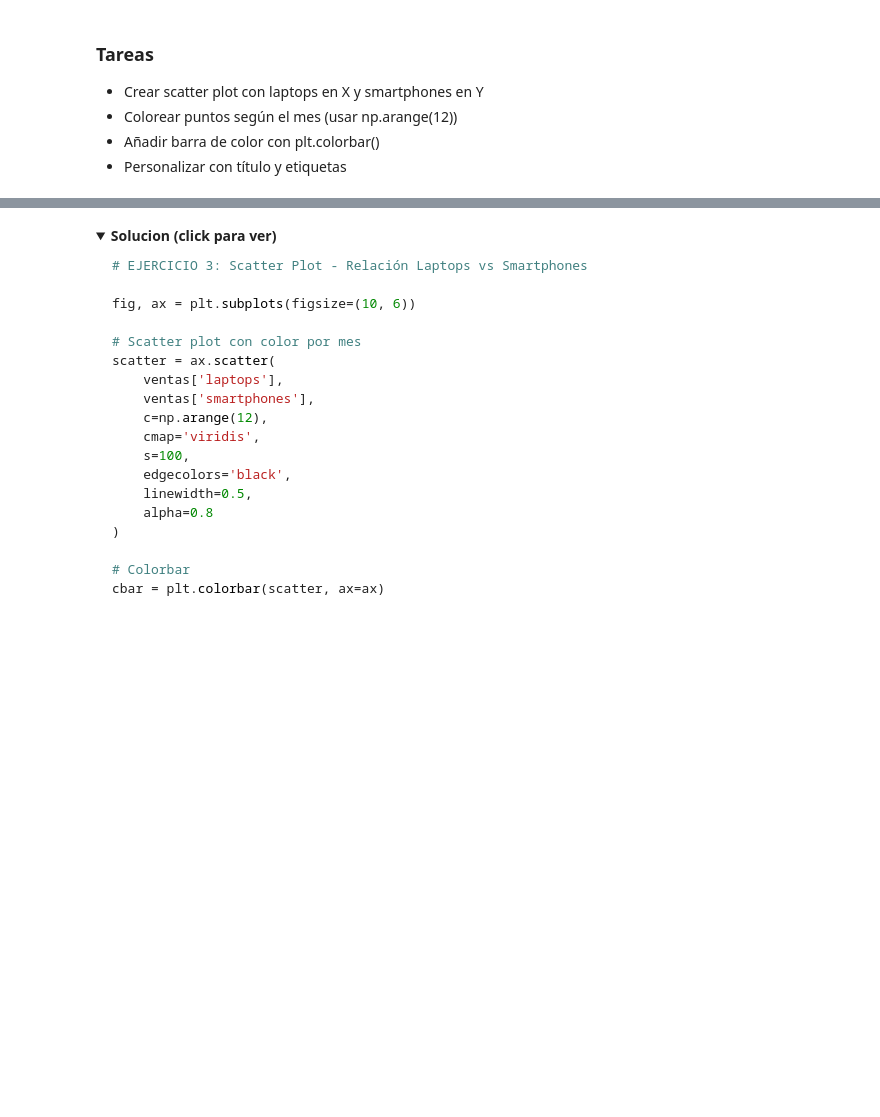
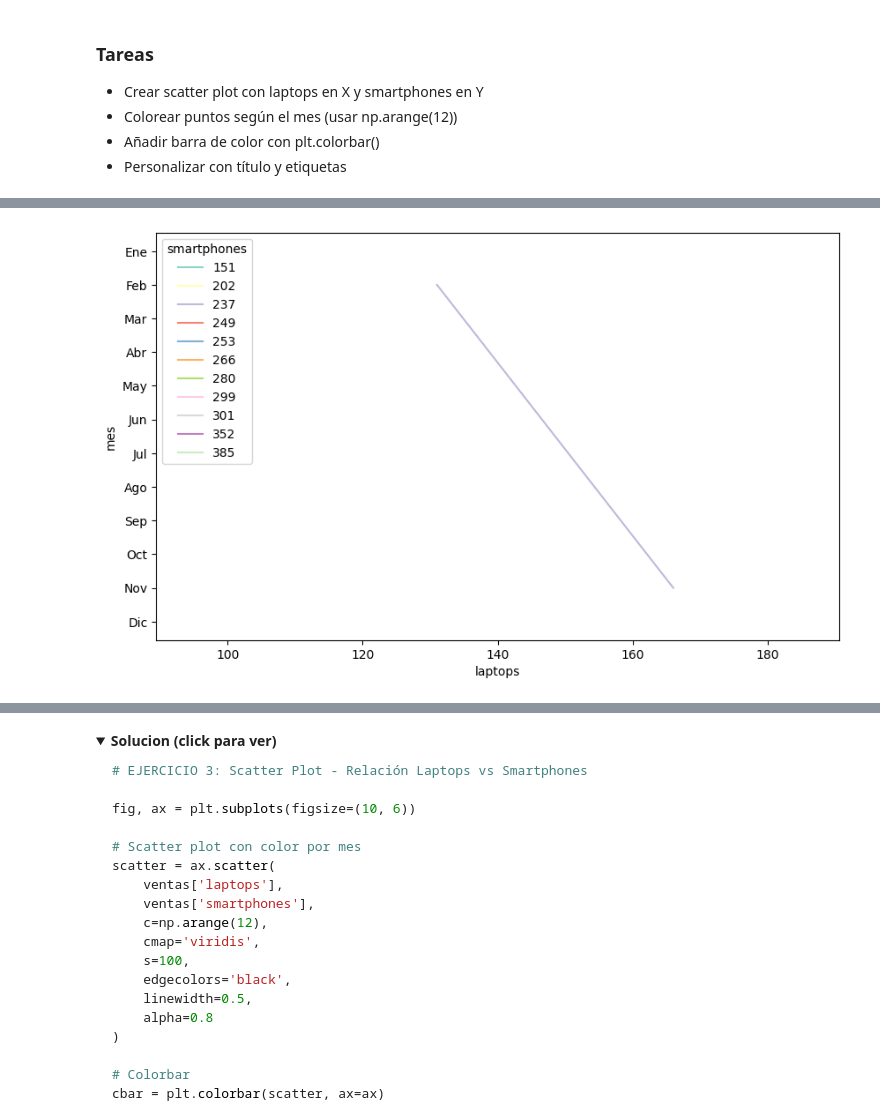
Before and after one commit to caarlosalonso/Master-IA-y-Big-Data, a Jupyter notebook: Matplotlib/matplotlib_techstore.ipynb, the cells around one changed output, grey strips where cells are left out. Saved outputs shown, nothing was run; the diff lists cells and outputs as text; code cells hidden in the pictures; folded sections open; blank space fills up the shorter version.

```diff
--- a/Matplotlib/matplotlib_techstore.ipynb
+++ b/Matplotlib/matplotlib_techstore.ipynb
@@ -217,3 +233,17 @@ Queremos ver si hay relación entre las ventas de laptops y smartphones. Además
+# %%
+import seaborn as sns
+fig, ax = plt.subplots(figsize=(10, 6))
+
+lineplot = sns.lineplot(
+    data = ventas,
+    x = 'laptops',
+    y = 'mes',
+    palette = 'Set3',
+    markers = True
+)
+plt.show()
+# %% [output]
+[figure, added]
 # %%
 # EJERCICIO 3: Scatter Plot - Relación Laptops vs Smartphones
 
```
Also changed, not shown: parts of 5 cells of this notebook, 2 other files.
